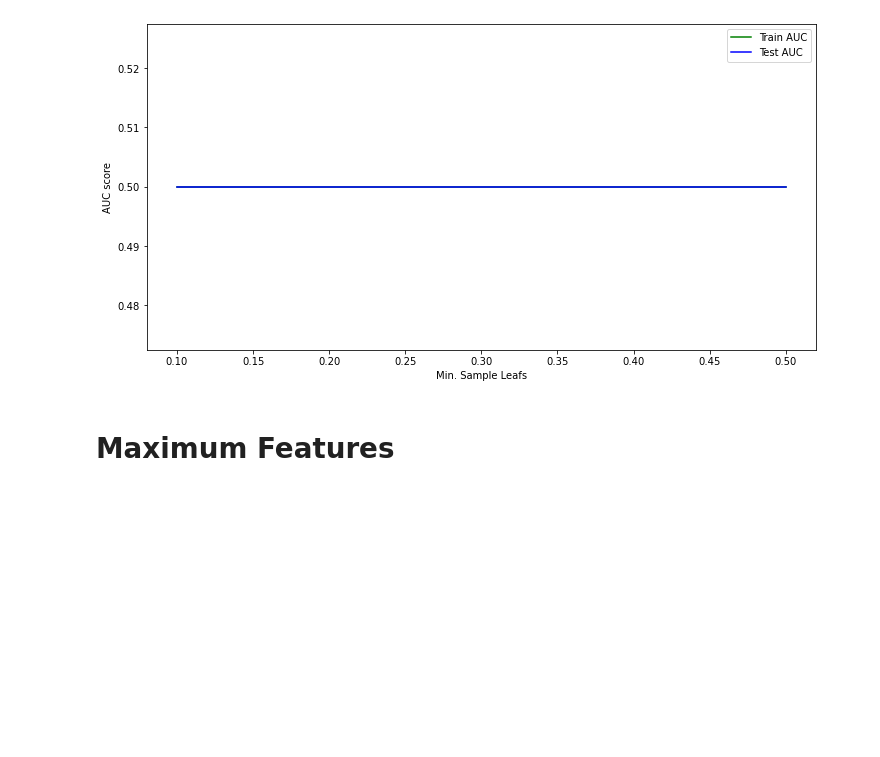
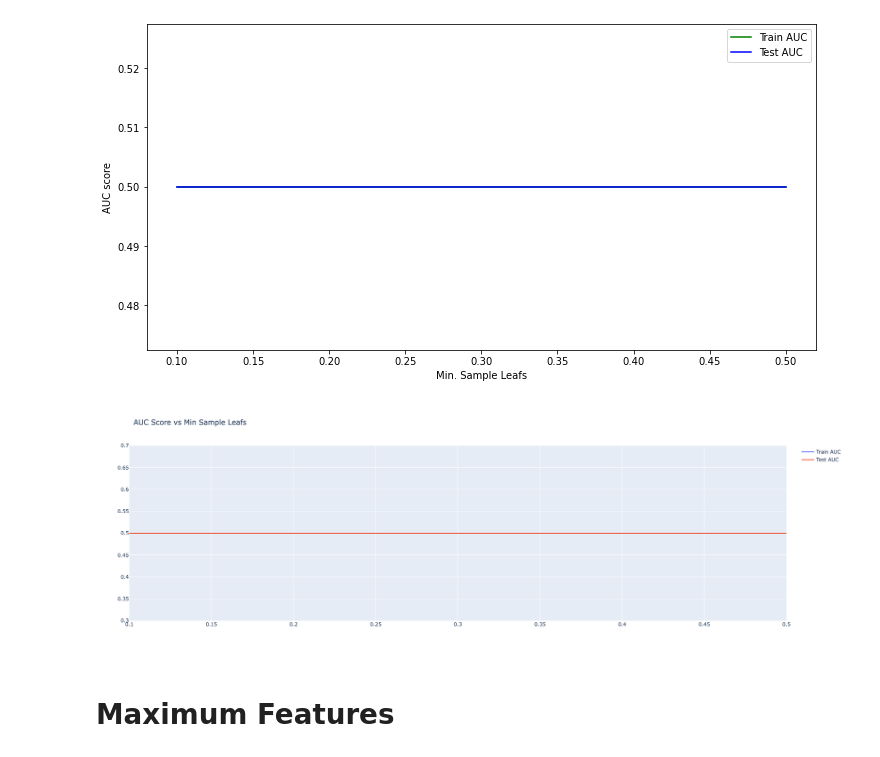
Before and after one commit to vharkar/505-customer-predict-decisiontrees, a Jupyter notebook: customer-eval-modeling.ipynb, the cells around one changed output. Drawn from its saved outputs; the diff is of its cells as text; code cells hidden in the pictures; blank space fills up the shorter version.

```diff
--- a/customer-eval-modeling.ipynb
+++ b/customer-eval-modeling.ipynb
@@ -616,6 +684,23 @@ plt.legend()
 plt.show()
 # %% [output]
 [figure]
+# %%
+fig1 = go.Figure()
+
+# Add traces
+fig1.update_layout(yaxis_range=[0.30,0.70],title='AUC Score vs Min Sample Leafs', width=1200, height=600)
+
+fig1.add_trace(go.Scatter(x=min_samples_leafs, y=train_results,
+                    mode='lines',
+                    name='Train AUC'))
+fig1.add_trace(go.Scatter(x=min_samples_leafs, y=test_results,
+                    mode='lines',
+                    name='Test AUC'))
+
+fig1.show()
+fig1.write_image("resources/min_samples.png")
+# %% [output]
+[figure, added]
 # %% [markdown]
 # Maximum Features
 # %%
```
Also changed, not shown: parts of 68 cells of this notebook, 6 other files.
